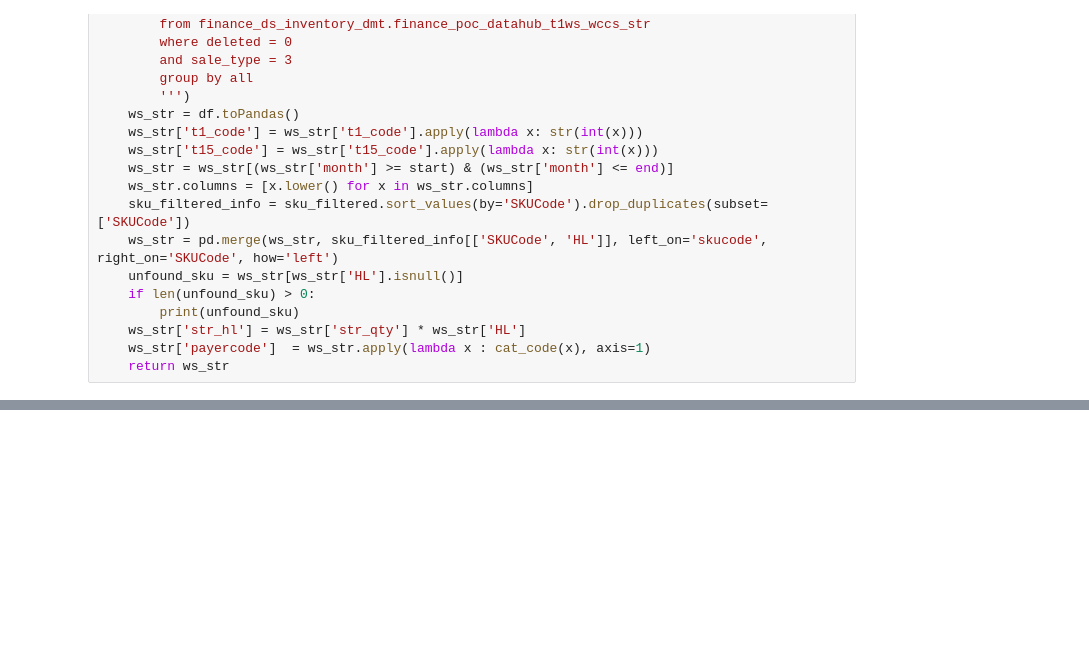
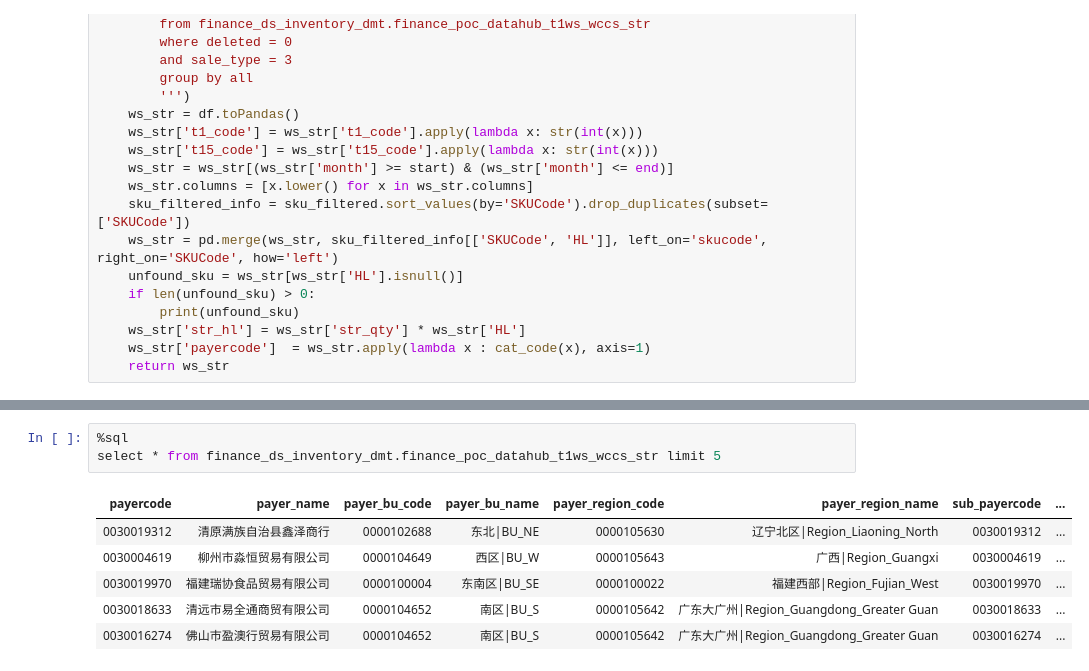
Before and after one commit to SummerStoneS/fifo_inv_simu, a Jupyter notebook: code_on_databricks/fetch_data.ipynb, the cells around one changed output, grey strips where cells are left out. Drawn from its saved outputs; the diff is of its cells as text; blank space fills up the shorter version.

```diff
--- a/code_on_databricks/fetch_data.ipynb
+++ b/code_on_databricks/fetch_data.ipynb
@@ -336,0 +411,10 @@ def get_t15_str_monthly(sku_filtered, start='202101', end='202410'):
+# %%
+%sql
+select * from finance_ds_inventory_dmt.finance_poc_datahub_t1ws_wccs_str limit 5
+# %% [output]
+| payercode | payer_name | payer_bu_code | payer_bu_name | payer_region_code | payer_region_name | sub_payercode | ... |
+| 0030019312 | 清原满族自治县鑫泽商行 | 0000102688 | 东北|BU_NE | 0000105630 | 辽宁北区|Region_Liaoning_North | 0030019312 | ... |
+| 0030004619 | 柳州市淼恒贸易有限公司 | 0000104649 | 西区|BU_W | 0000105643 | 广西|Region_Guangxi | 0030004619 | ... |
+| 0030019970 | 福建瑞协食品贸易有限公司 | 0000100004 | 东南区|BU_SE | 0000100022 | 福建西部|Region_Fujian_West | 0030019970 | ... |
+| 0030018633 | 清远市易全通商贸有限公司 | 0000104652 | 南区|BU_S | 0000105642 | 广东大广州|Region_Guangdong_Greater Guan | 0030018633 | ... |
+| 0030016274 | 佛山市盈澳行贸易有限公司 | 0000104652 | 南区|BU_S | 0000105642 | 广东大广州|Region_Guangdong_Greater Guan | 0030016274 | ... |
```
Also changed, not shown: parts of 8 cells of this notebook, 2 other files.
